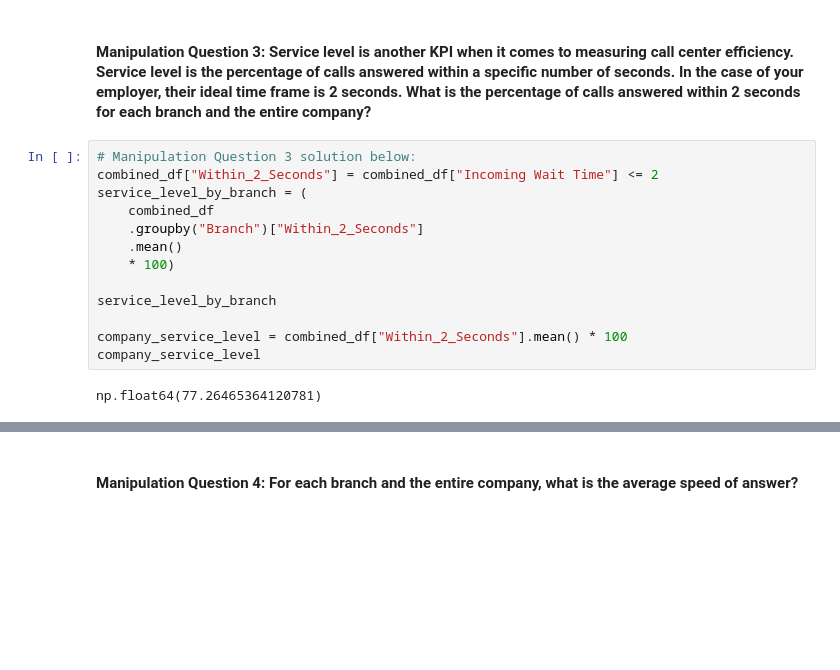
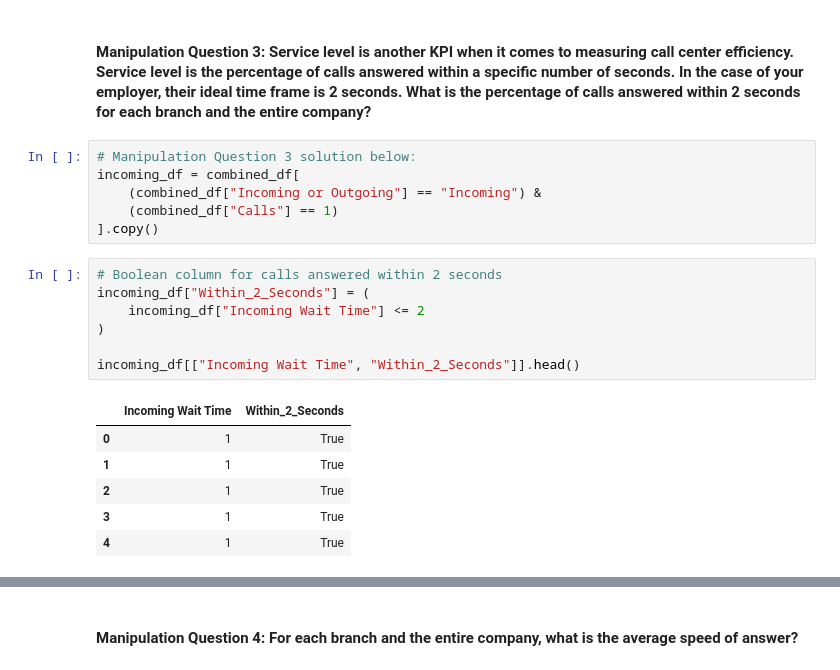
Before and after one commit to daniellamichaelsmo/myfirstrepository, a Jupyter notebook: data-analysis-projects/call-center-cleanup-assignment/Call_Center_Cleanup.ipynb, the cells around one changed output, grey strips where cells are left out. Cells and saved outputs as stored; diff of their text form; blank space fills up the shorter version.

```diff
--- a/data-analysis-projects/call-center-cleanup-assignment/Call_Center_Cleanup.ipynb
+++ b/data-analysis-projects/call-center-cleanup-assignment/Call_Center_Cleanup.ipynb
@@ -494,16 +494,21 @@ Average Call Abandonment Rates (round to the nearest hundredth):
 #### Manipulation Question 3:  Service level is another KPI when it comes to measuring call center efficiency. Service level is the percentage of calls answered within a specific number of seconds. In the case of your employer, their ideal time frame is 2 seconds. What is the percentage of calls answered within 2 seconds for each branch and the entire company?
 # %%
 # Manipulation Question 3 solution below:
-combined_df["Within_2_Seconds"] = combined_df["Incoming Wait Time"] <= 2
-service_level_by_branch = (
-    combined_df
-    .groupby("Branch")["Within_2_Seconds"]
-    .mean()
-    * 100)
-
-service_level_by_branch
-
-company_service_level = combined_df["Within_2_Seconds"].mean() * 100
-company_service_level
+incoming_df = combined_df[
+    (combined_df["Incoming or Outgoing"] == "Incoming") &
+    (combined_df["Calls"] == 1)
+].copy()
-# %% [output]
-np.float64(77.26465364120781)
+# %%
+# Boolean column for calls answered within 2 seconds
+incoming_df["Within_2_Seconds"] = (
+    incoming_df["Incoming Wait Time"] <= 2
+)
+
+incoming_df[["Incoming Wait Time", "Within_2_Seconds"]].head()
+# %% [output]
+|  | Incoming Wait Time | Within_2_Seconds |
+| 0 | 1 | True |
+| 1 | 1 | True |
+| 2 | 1 | True |
+| 3 | 1 | True |
+| 4 | 1 | True |
```
Also changed, not shown: parts of 13 cells of this notebook.
